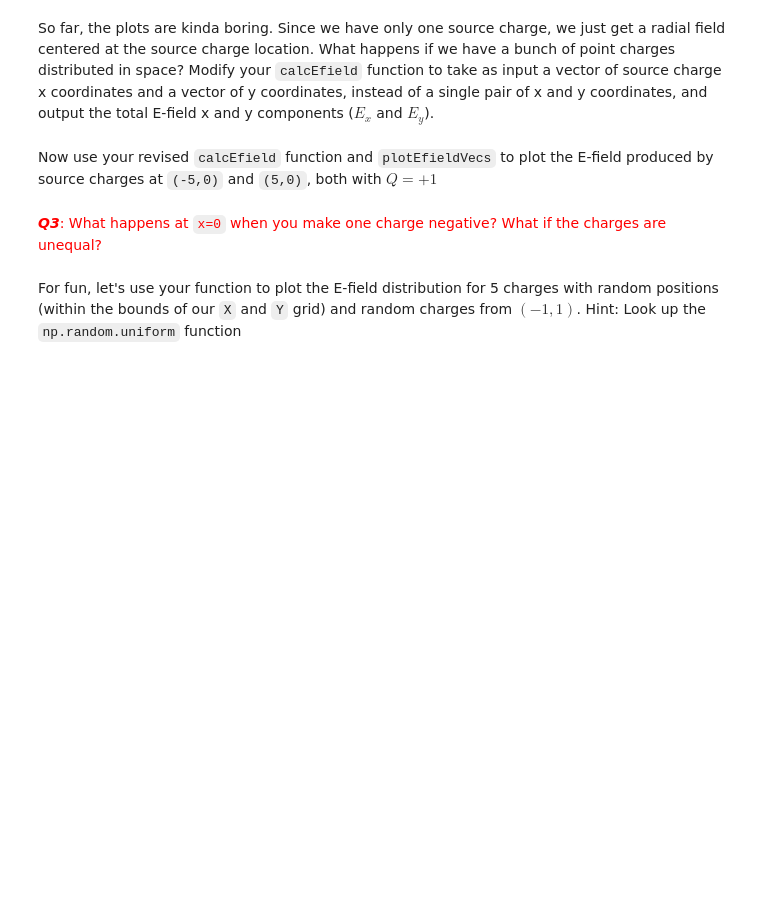
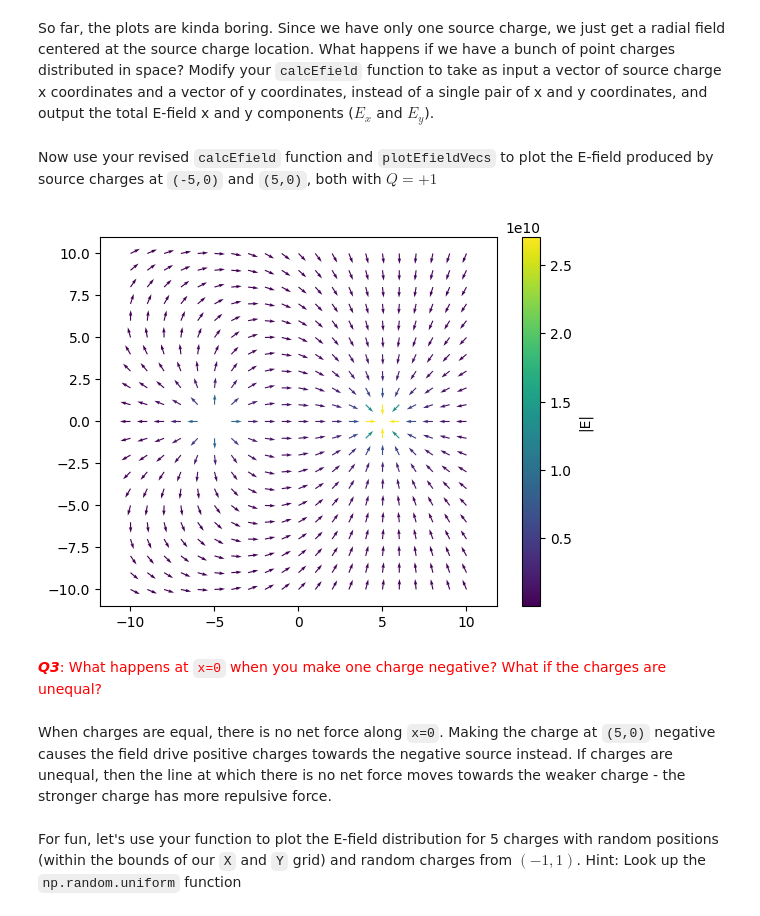
Before and after one commit to lw-miles24/-CompModNervSys-BioElectroStatics, a Jupyter notebook: CompModNervSys_exercise2.ipynb, the cells around one changed output. Drawn from its saved outputs; the diff is of its cells as text; code cells hidden in the pictures; blank space fills up the shorter version.

```diff
--- a/CompModNervSys_exercise2.ipynb
+++ b/CompModNervSys_exercise2.ipynb
@@ -258,14 +227,52 @@ def calcEfield(x0,y0,X,Y,Q):
+# %%
+def calcEfield(x0,y0,X,Y,Q):
+  k = 8.99e9 # Coulomb's constant
+
+  #initialize arrays
+  r = np.empty([len(X),len(Y)])
+  Ex = np.empty([len(X),len(Y)])
+  Ey = np.empty([len(X),len(Y)])
+
+  # calculate efield parameters for each vector
+  for i in np.arange(0,len(x0),1):
+    r = np.sqrt((X - x0[i])**2 + (Y - y0[i])**2) # distance from gridpoints to source point (m)
+    Ex = np.add(Ex,k * Q[i] * (X - x0[i]) / r**3)
+    Ey = np.add(Ey,k * Q[i] * (Y - y0[i]) / r**3)
+
+  return Ex, Ey
+
+def plotEfieldVecs(X,Y,Ex,Ey): # input array containing outputs from calcEfield
+
+  # normalize efield into arrays of unit vectors
+  e_mag = np.hypot(Ex,Ey) # magnitude of Efield at each gridpoint
+  Ex_norm = Ex / e_mag
+  Ey_norm = Ey / e_mag
+
+  # plot figure
+  fig = plt.figure()
+  ax = plt.axes()
+  q = ax.quiver(X,Y,Ex_norm,Ey_norm,e_mag) # set of vectors originating at gridpoints [X,Y]
+  ax.axis('equal') # make x and y axis scaling equal
+
+  cbar = plt.colorbar(q)
+  cbar.ax.set_ylabel('|E|')
+
+  return fig, ax
 # %% [markdown]
 Now use your revised `calcEfield` function and `plotEfieldVecs` to plot the E-field produced by source charges at `(-5,0)` and `(5,0)`, both with $Q=+1$
 # %%
 x0 = np.array([-5,5])
-y0 = np.array([0,0,2,-4])
-Q = np.array([1,1])
+y0 = np.array([0,0])
+Q = np.array([1,-3])
 Ex, Ey = calcEfield(x0,y0,X,Y,Q);
 plotEfieldVecs(X,Y,Ex,Ey);
+# %% [output]
+[figure, added]
 # %% [markdown]
 <font color='red'> ***Q3***: What happens at `x=0` when you make one charge negative? What if the charges are unequal?
 </font>
+# %% [markdown]
+When charges are equal, there is no net force along `x=0`. Making the charge at `(5,0)` negative causes the field drive positive charges towards the negative source instead. If charges are unequal, then the line at which there is no net force moves towards the weaker charge - the stronger charge has more repulsive force.
 # %% [markdown]
 For fun, let's use your function to plot the E-field distribution for 5 charges with random positions (within the bounds of our `X` and `Y` grid) and random charges from $(-1,1)$. Hint: Look up the `np.random.uniform` function
 # %%
```
Also changed, not shown: parts of 4 cells of this notebook.
